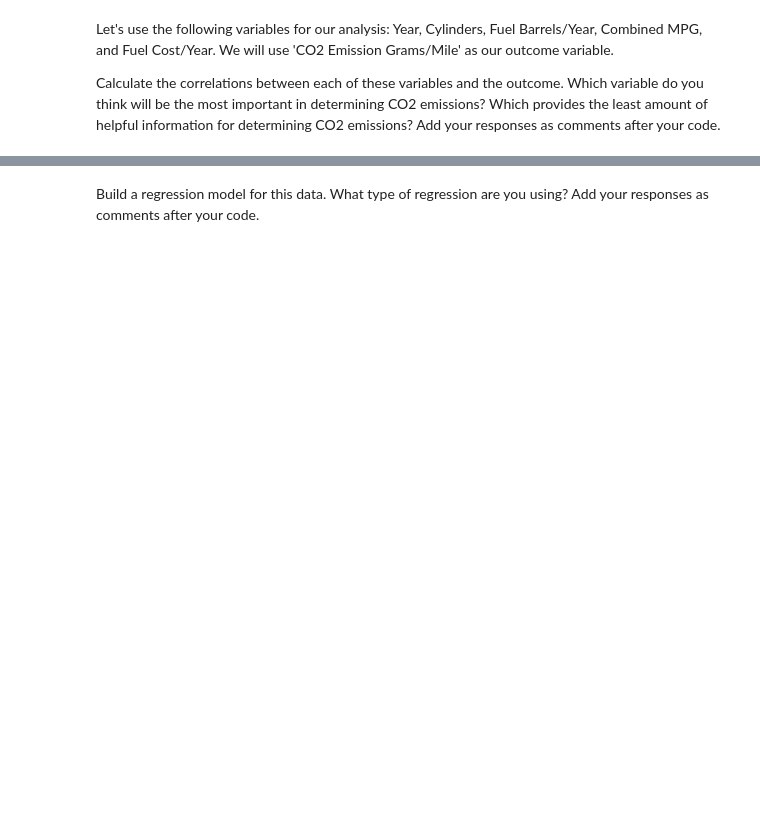
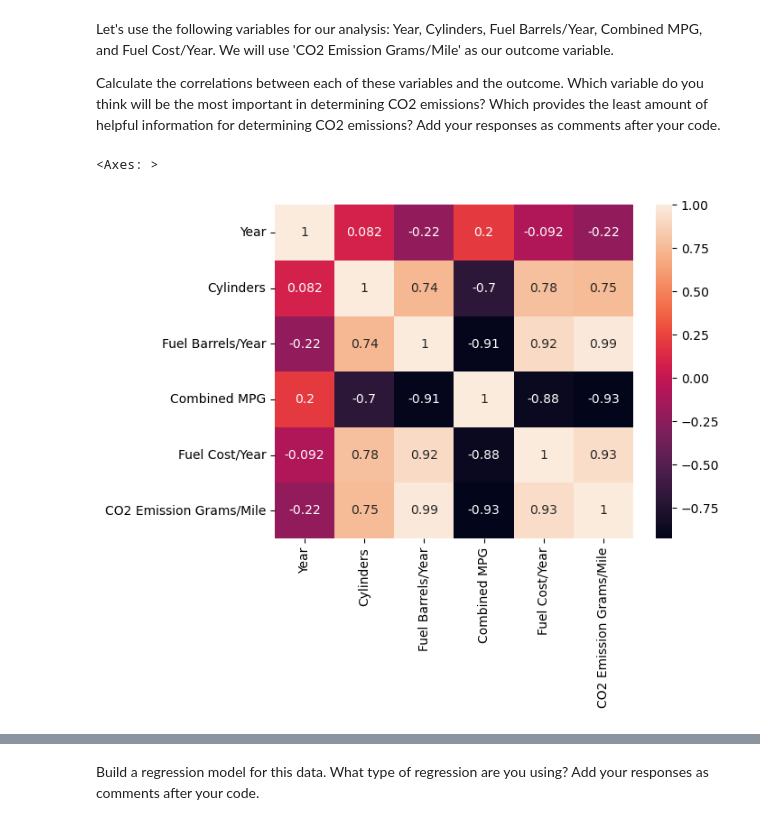
Before and after one commit to zepcerqueira/lab-regression-analysis, a Jupyter notebook: your-code/challenge1.ipynb, the cells around one changed output, grey strips where cells are left out. Drawn from its saved outputs; the diff is of its cells as text; code cells hidden in the pictures; blank space fills up the shorter version.

```diff
--- a/your-code/challenge1.ipynb
+++ b/your-code/challenge1.ipynb
@@ -65,0 +125,7 @@ For the second part of this lab, we will use the vehicles.csv data set. You can
+# %%
+# Import any libraries you may need & the data
+
+vehicles = pd.read_csv("vehicles.csv")
+
+vehicles_db = vehicles[["Year", "Cylinders", "Fuel Barrels/Year", "Combined MPG", "Fuel Cost/Year", "CO2 Emission Grams/Mile"]]
+vehicles_db.dropna()
@@ -71,0 +150,11 @@ Calculate the correlations between each of these variables and the outcome. Whic
+# %%
+# Your response here.
+
+sns.heatmap(vehicles_db.corr(), annot=True)
+
+#Fuel Barrels/Year would give is the most important.
+
+#Year would be the least relevant. We could use combined MPG to get info on COs Emissions.
+# %% [output]
+<Axes: >
+[figure, added]
```
Also changed, not shown: parts of 23 cells of this notebook.
